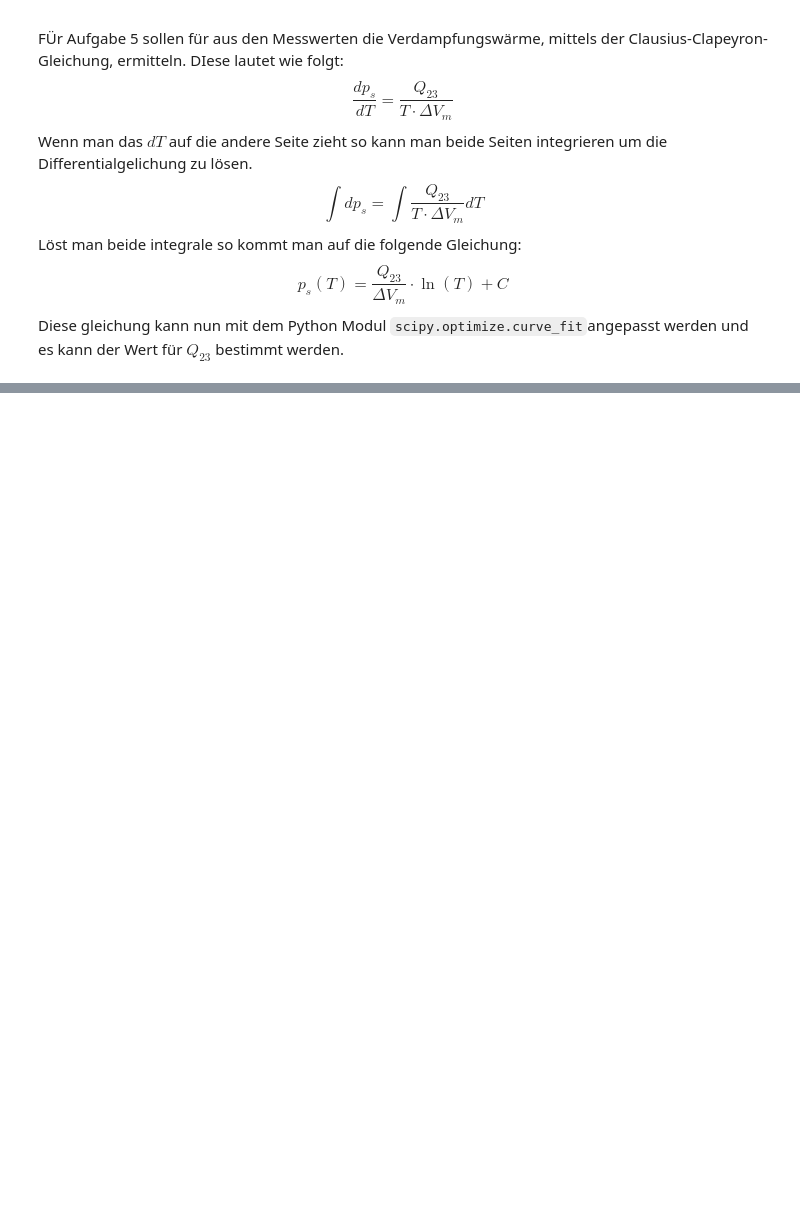
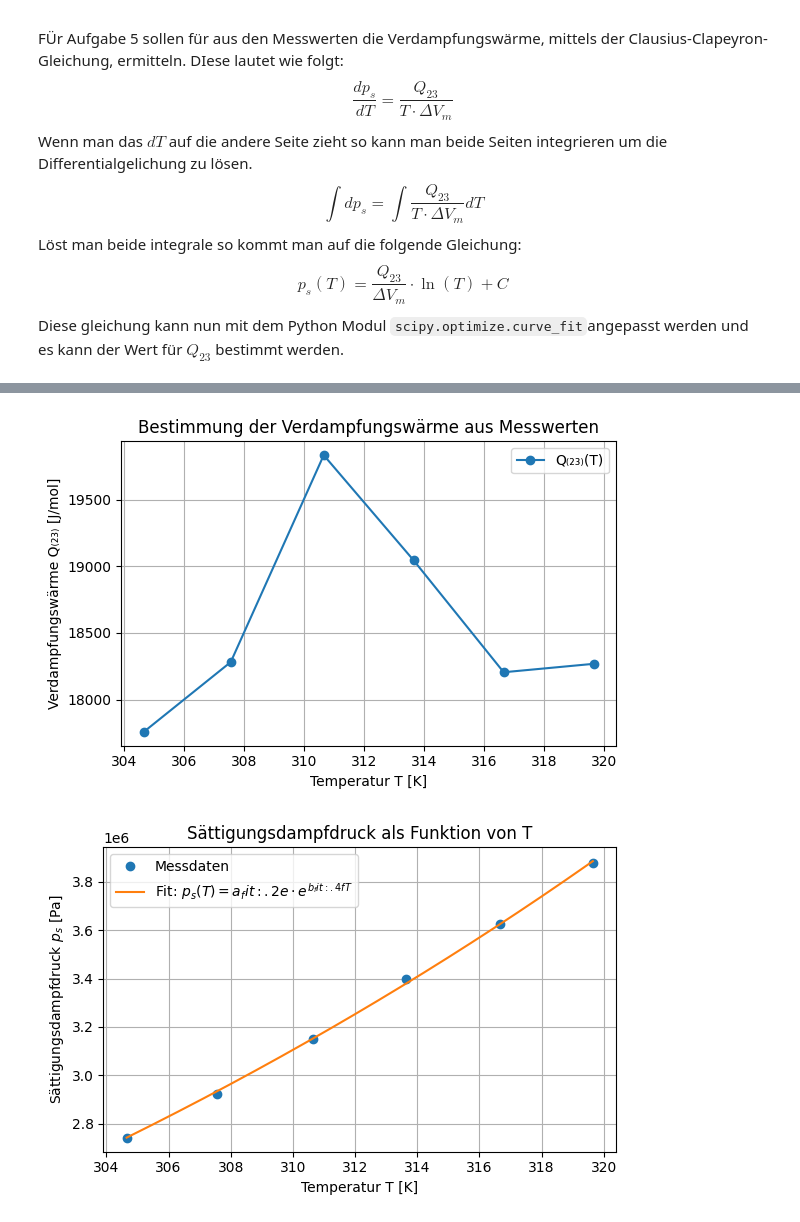
Before and after one commit to fynn-l-k/Grundpraktikum-1, a Jupyter notebook: Versuch_W15/Aufgabe_5.ipynb, the cells around one changed output, grey strips where cells are left out. Cells and saved outputs as stored; diff of their text form; code cells hidden in the pictures; blank space fills up the shorter version.

```diff
--- a/Versuch_W15/Aufgabe_5.ipynb
+++ b/Versuch_W15/Aufgabe_5.ipynb
@@ -116,0 +29,61 @@ T = 46.50 K → Q_23 = 386.60 J/mol
+# %%
+import numpy as np
+import matplotlib.pyplot as plt
+from scipy.optimize import curve_fit
+
+# Daten für die Sättigungsdampfdrucke von Wasser bei verschiedenen Temperaturen
+# T in Celsius, p_s in Pascal
+T = np.array([31.5, 34.4, 37.5, 40.5, 43.5, 46.5])
+p_s = np.array([2742000, 2925000, 3150000, 3400000, 3625000, 3875000])    # Sättigungsdampfdrucke in Pa
+
+# Umwandlung von Celsius in Kelvin
+T = T + 273.15  # Umrechnung in Kelvin
+
+# Gaskonstante in J/mol·K
+R = 8.314
+
+# 📈 dp_s/dT numerisch (zentrale Differenz)
+dp_dT = np.zeros_like(p_s, dtype=float)
+dp_dT[1:-1] = (p_s[2:] - p_s[:-2]) / (T[2:] - T[:-2])
+dp_dT[0] = (p_s[1] - p_s[0]) / (T[1] - T[0])       # einseitige Ableitung
+dp_dT[-1] = (p_s[-1] - p_s[-2]) / (T[-1] - T[-2])
+
+# 🔬 Clausius-Clapeyron: Q = R * T^2 / p_s * dp/dT
+Q_23 = R * T**2 / p_s * dp_dT
+
+# 📊 Plot: Q_23 über T
+plt.figure(figsize=(6, 4))
+plt.plot(T, Q_23, 'o-', label="Q₍₂₃₎(T)")
+plt.xlabel("Temperatur T [K]")
+plt.ylabel("Verdampfungswärme Q₍₂₃₎ [J/mol]")
+plt.title("Bestimmung der Verdampfungswärme aus Messwerten")
+plt.grid(True)
+plt.legend()
+plt.tight_layout()
+plt.show()
+
+# 📈 Plot: p_s(T) mit exponentiellem Fit
+def fitfunc(T, a, b):
+    return a * np.exp(b * T)
+
+params, _ = curve_fit(fitfunc, T, p_s, p0=(1e-3, 0.05))
+a_fit, b_fit = params
+
+# Fit berechnen
+T_fit = np.linspace(min(T), max(T), 200)
+p_fit = fitfunc(T_fit, *params)
+
+# 📊 Plot p_s(T)
+plt.figure(figsize=(6, 4))
+plt.plot(T, p_s, 'o', label='Messdaten')
+plt.plot(T_fit, p_fit, '-', label=r'Fit: $p_s(T) = {a_fit:.2e} \cdot e^{{{b_fit:.4f} T}}$')
+plt.xlabel("Temperatur T [K]")
+plt.ylabel("Sättigungsdampfdruck $p_s$ [Pa]")
+plt.title("Sättigungsdampfdruck als Funktion von T")
+plt.grid(True)
+plt.legend()
+plt.tight_layout()
+plt.show()
+# %% [output]
+[figure, added]
+[figure, added]
```
Also changed, not shown: parts of 2 cells of this notebook.
